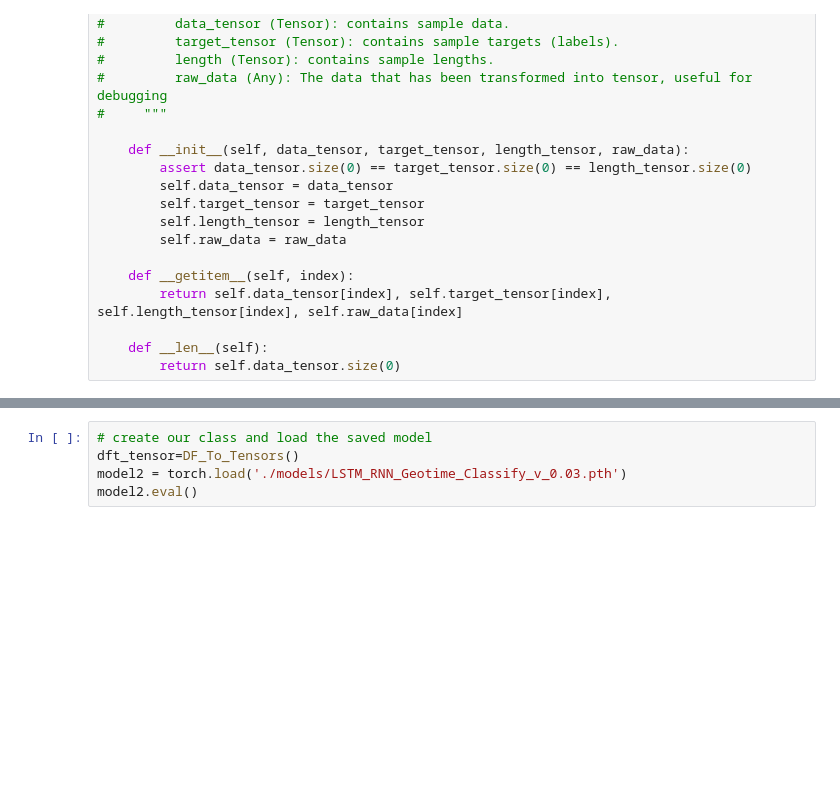
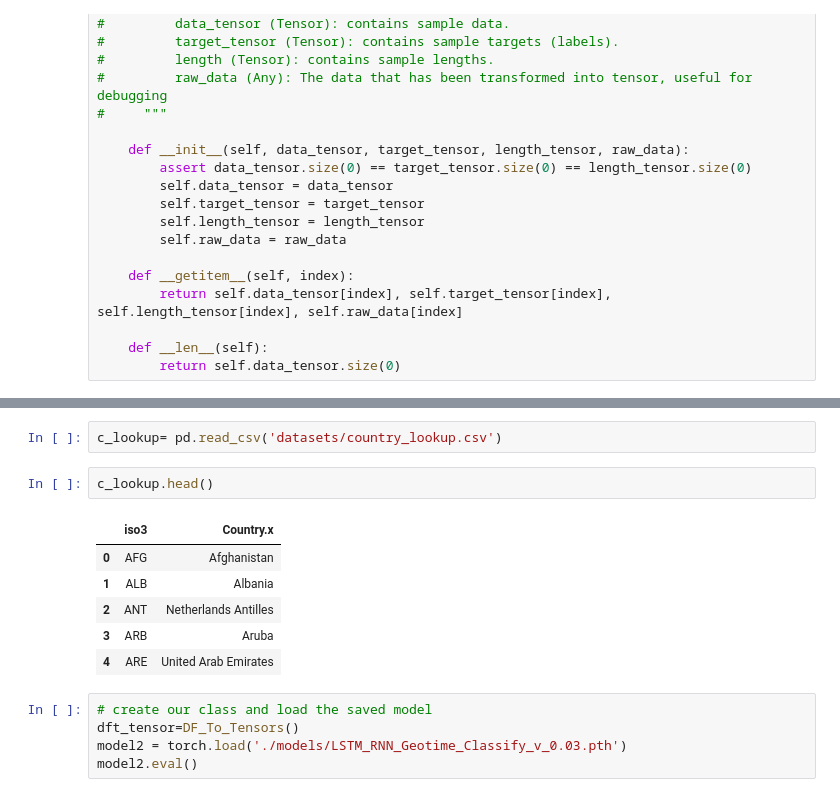
Before and after one commit to jataware/cartwright, a Jupyter notebook: load_run_LSTM-model.ipynb, the cells around one changed output, grey strips where cells are left out. Cells and saved outputs as stored; diff of their text form; blank space fills up the shorter version.

```diff
--- a/load_run_LSTM-model.ipynb
+++ b/load_run_LSTM-model.ipynb
@@ -365,3 +544,14 @@ class DF_To_Tensors():
+# %%
+c_lookup= pd.read_csv('datasets/country_lookup.csv')
+# %%
+c_lookup.head()
+# %% [output]
+|  | iso3 | Country.x |
+| 0 | AFG | Afghanistan |
+| 1 | ALB | Albania |
+| 2 | ANT | Netherlands Antilles |
+| 3 | ARB | Aruba |
+| 4 | ARE | United Arab Emirates |
 # %%
 # create our class and load the saved model
 dft_tensor=DF_To_Tensors()
```
Also changed, not shown: parts of 6 cells of this notebook, 5 other files.
